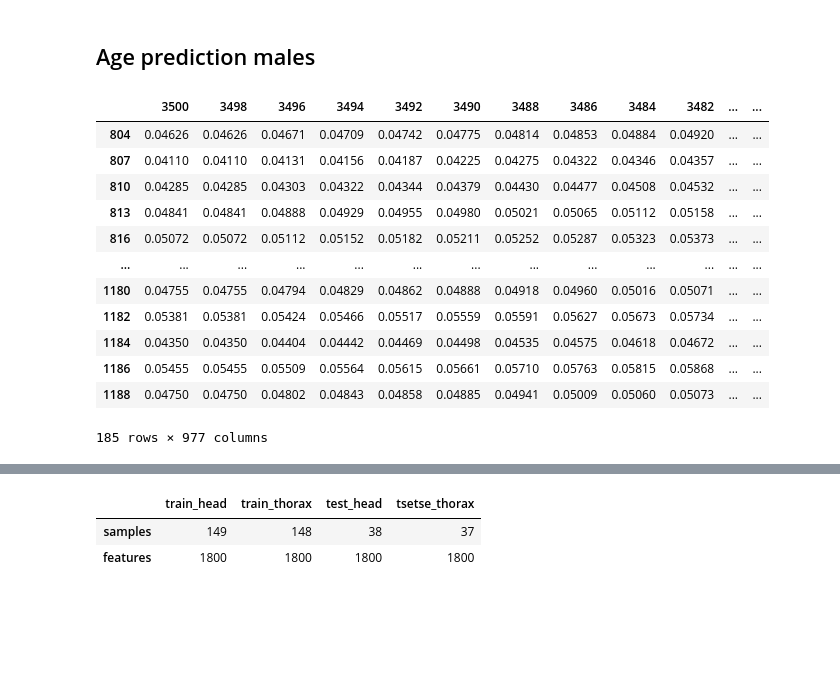
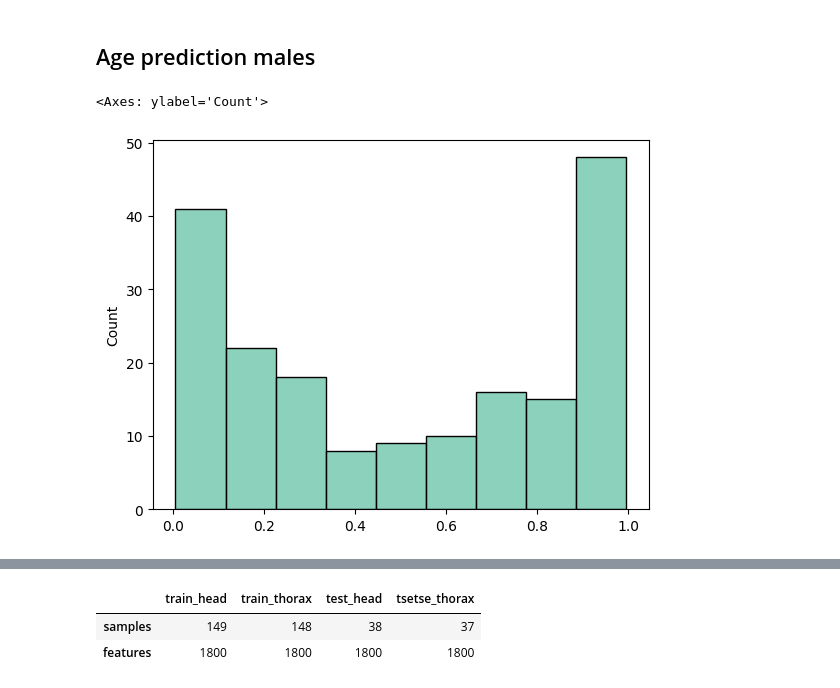
Before and after one commit to maurocolapso/Pazmino_TsetseMIRS_2023, a Jupyter notebook: notebooks/age_prediction_males.ipynb, the cells around one changed output, grey strips where cells are left out. Drawn from its saved outputs; the diff is of its cells as text; code cells hidden in the pictures; blank space fills up the shorter version.

```diff
--- a/notebooks/age_prediction_males.ipynb
+++ b/notebooks/age_prediction_males.ipynb
@@ -158,19 +163,29 @@ y_head = tsetse_males_head.loc[:,"Age"]
-# %%
-X_thorax_desbiased
-# %% [output]
-|  | 3500 | 3498 | 3496 | 3494 | 3492 | 3490 | 3488 | 3486 | 3484 | 3482 | ... | ... |
-| 804 | 0.04626 | 0.04626 | 0.04671 | 0.04709 | 0.04742 | 0.04775 | 0.04814 | 0.04853 | 0.04884 | 0.04920 | ... | ... |
-| 807 | 0.04110 | 0.04110 | 0.04131 | 0.04156 | 0.04187 | 0.04225 | 0.04275 | 0.04322 | 0.04346 | 0.04357 | ... | ... |
-| 810 | 0.04285 | 0.04285 | 0.04303 | 0.04322 | 0.04344 | 0.04379 | 0.04430 | 0.04477 | 0.04508 | 0.04532 | ... | ... |
-| 813 | 0.04841 | 0.04841 | 0.04888 | 0.04929 | 0.04955 | 0.04980 | 0.05021 | 0.05065 | 0.05112 | 0.05158 | ... | ... |
-| 816 | 0.05072 | 0.05072 | 0.05112 | 0.05152 | 0.05182 | 0.05211 | 0.05252 | 0.05287 | 0.05323 | 0.05373 | ... | ... |
-| ... | ... | ... | ... | ... | ... | ... | ... | ... | ... | ... | ... | ... |
-| 1180 | 0.04755 | 0.04755 | 0.04794 | 0.04829 | 0.04862 | 0.04888 | 0.04918 | 0.04960 | 0.05016 | 0.05071 | ... | ... |
-| 1182 | 0.05381 | 0.05381 | 0.05424 | 0.05466 | 0.05517 | 0.05559 | 0.05591 | 0.05627 | 0.05673 | 0.05734 | ... | ... |
-| 1184 | 0.04350 | 0.04350 | 0.04404 | 0.04442 | 0.04469 | 0.04498 | 0.04535 | 0.04575 | 0.04618 | 0.04672 | ... | ... |
-| 1186 | 0.05455 | 0.05455 | 0.05509 | 0.05564 | 0.05615 | 0.05661 | 0.05710 | 0.05763 | 0.05815 | 0.05868 | ... | ... |
-| 1188 | 0.04750 | 0.04750 | 0.04802 | 0.04843 | 0.04858 | 0.04885 | 0.04941 | 0.05009 | 0.05060 | 0.05073 | ... | ... |
-185 rows × 977 columns
+# %%
+X_head_part1 = tsetse_males_head.loc[:,"4000":"402"]
+X_head_part2 = tsetse_males_head.loc[:,"1800":"600"]
+X_head_part3 = tsetse_males_head.loc[:,"3500":"2750"]
+X_head_part4 = tsetse_males_head.loc[:,"2750":"1800"]
+
+X_head_desbiased = pd.concat([X_head_part3,X_head_part2],axis=1)
+
+
+y_head = tsetse_males_head.loc[:,"Age"]
 # %%
 waveNumslist_reduced = X_thorax_desbiased.columns.values.tolist()
 wavenumbers_reduced = [int(x) for x in waveNumslist_reduced]
+# %%
+# Probabilities LR
+
+from sklearn.linear_model import LogisticRegression
+from sklearn.model_selection import StratifiedShuffleSplit
+from sklearn.pipeline import Pipeline
+
+clf = LogisticRegression(max_iter=1000)
+cv = StratifiedShuffleSplit(n_splits=5, test_size=0.2)
+
+pipe = Pipeline([('scaler', StandardScaler()),('clf', clf)])
+
+pipe.fit(X_head_part4, y_head)
+ypred = pipe.predict(X_head_part4)
+
+pred_proba = pipe.predict_proba(X_head_part4)
@@ -176,0 +194,5 @@ wavenumbers_reduced = [int(x) for x in waveNumslist_reduced]
+# %%
+sn.histplot(pred_proba[:,0], label="negatives")
+# %% [output]
+<Axes: ylabel='Count'>
+[figure, added]
```
Also changed, not shown: parts of 25 cells of this notebook, 13 other files.
